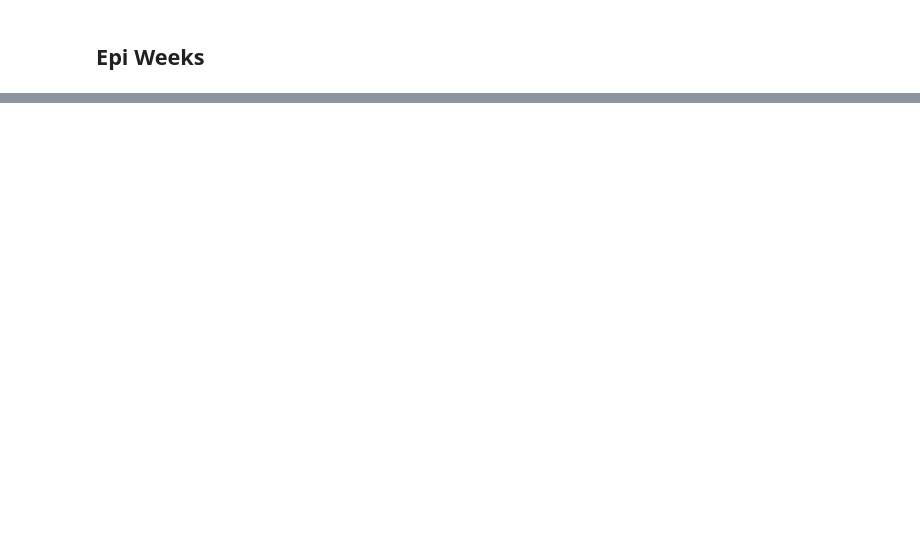
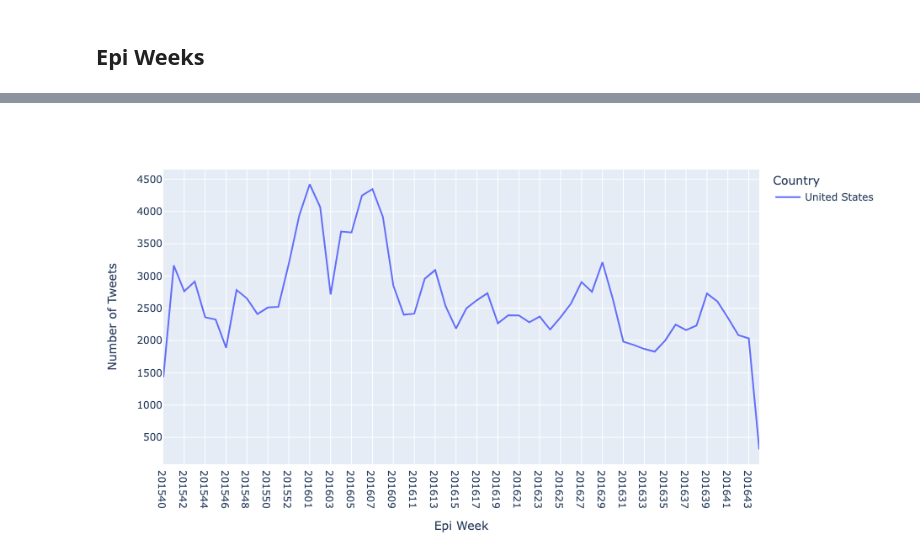
Before and after one commit to elizaveta-abel/MT5599-AWS, a Jupyter notebook: time_series/results/geotagged.ipynb, the cells around one changed output, grey strips where cells are left out. Saved outputs shown, nothing was run; the diff lists cells and outputs as text; code cells hidden in the pictures; blank space fills up the shorter version.

```diff
--- a/time_series/results/geotagged.ipynb
+++ b/time_series/results/geotagged.ipynb
@@ -559,0 +765,42 @@ fig.show()
+# %%
+# USA over Epi Weeks - tweets
+
+from itertools import product
+import matplotlib.pyplot as plt
+
+#top_20 = common_countries.reset_index().rename({"country":"counts",
+#                                                "index":"country"},axis=1).loc[0:6,"country"].tolist()
+#df.place_country.value_counts().rename_axis('unique_values').reset_index(name='counts')
+#top_20 = top_20.loc[,0:20]
+#top_20 = top_20.loc[0:20, "unique_values"].tolist()
+#top_20
+
+import plotly.express as px
+
+loc_p = df[((df.place_country == "United States"))]
+loc_p = loc_p.groupby(['place_country', "epi_week"])["id"].count().reset_index(name='counts')
+loc_p = loc_p.sort_values(["epi_week"], ascending=True).reset_index(drop=True)
+
+loc_temp = pd.DataFrame(list(product(loc_p.place_country.unique(), loc_p.epi_week.unique())), columns=['place_country', 'epi_week'])
+loc_temp["counts"] = 0
+
+loc_p = pd.concat([loc_p, loc_temp]).drop_duplicates(["place_country", "epi_week"])#, ignore_index=True)
+loc_p = loc_p.sort_values(["epi_week"], ascending=True)
+
+#only_loc_p = df_loc[df_loc.place_country.isin(top_20)]
+#only_loc_p = only_loc_p.groupby(['place_country', "epi_week"])["id"].count().reset_index(name='counts')
+# plot pie chart
+
+fig = px.line(loc_p, x="epi_week", y="counts", color="place_country",
+                 labels={
+                     "epi_week": "Epi Week",
+                     "counts": "Number of Tweets",
+                     "place_country": "Country"},
+             width=800,
+             height=500)
+
+fig.write_image("geotagged_tweets_usa_epi_week.png")
+fig.write_html("html/geotagged_tweets_usa_epi_week.html")
+fig.show()
+# %% [output]
+[figure, added]
```
Also changed, not shown: parts of 9 cells of this notebook, 23 other files.
